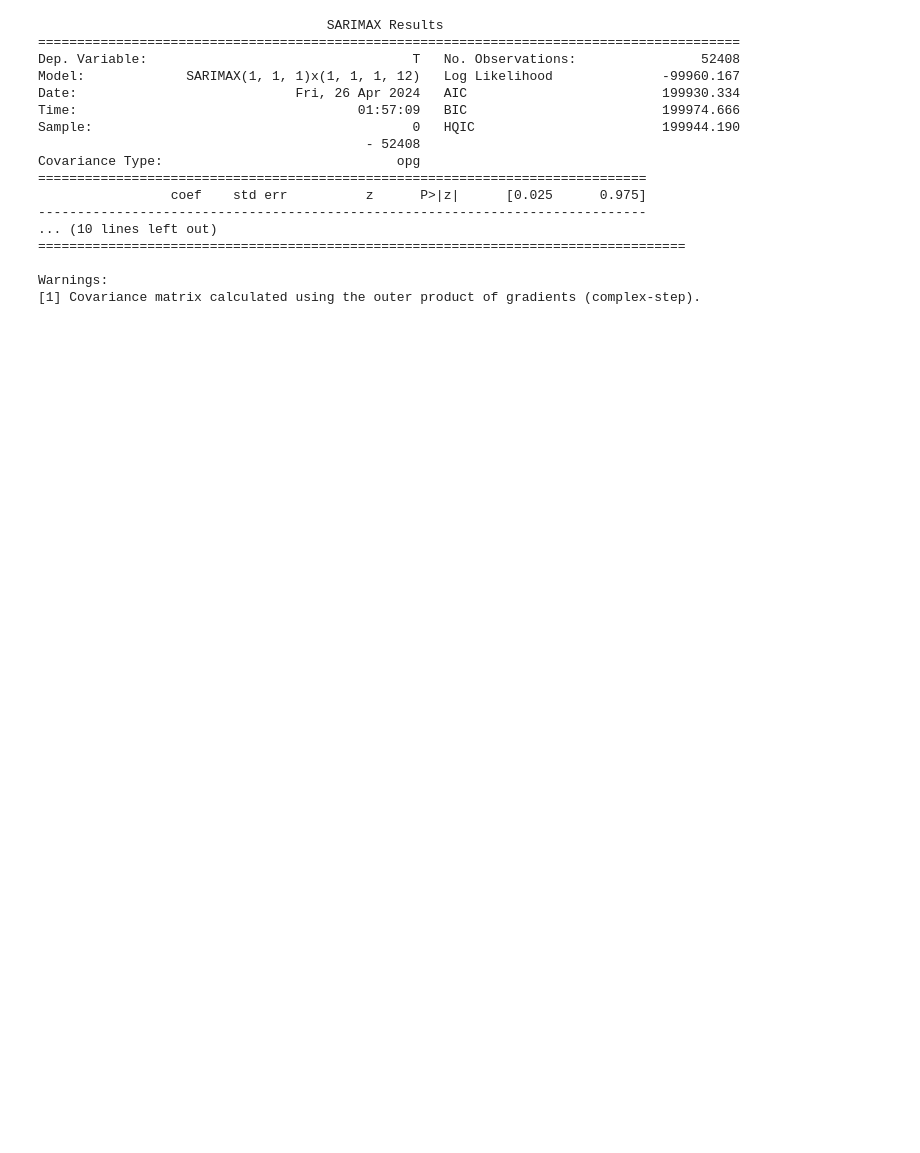
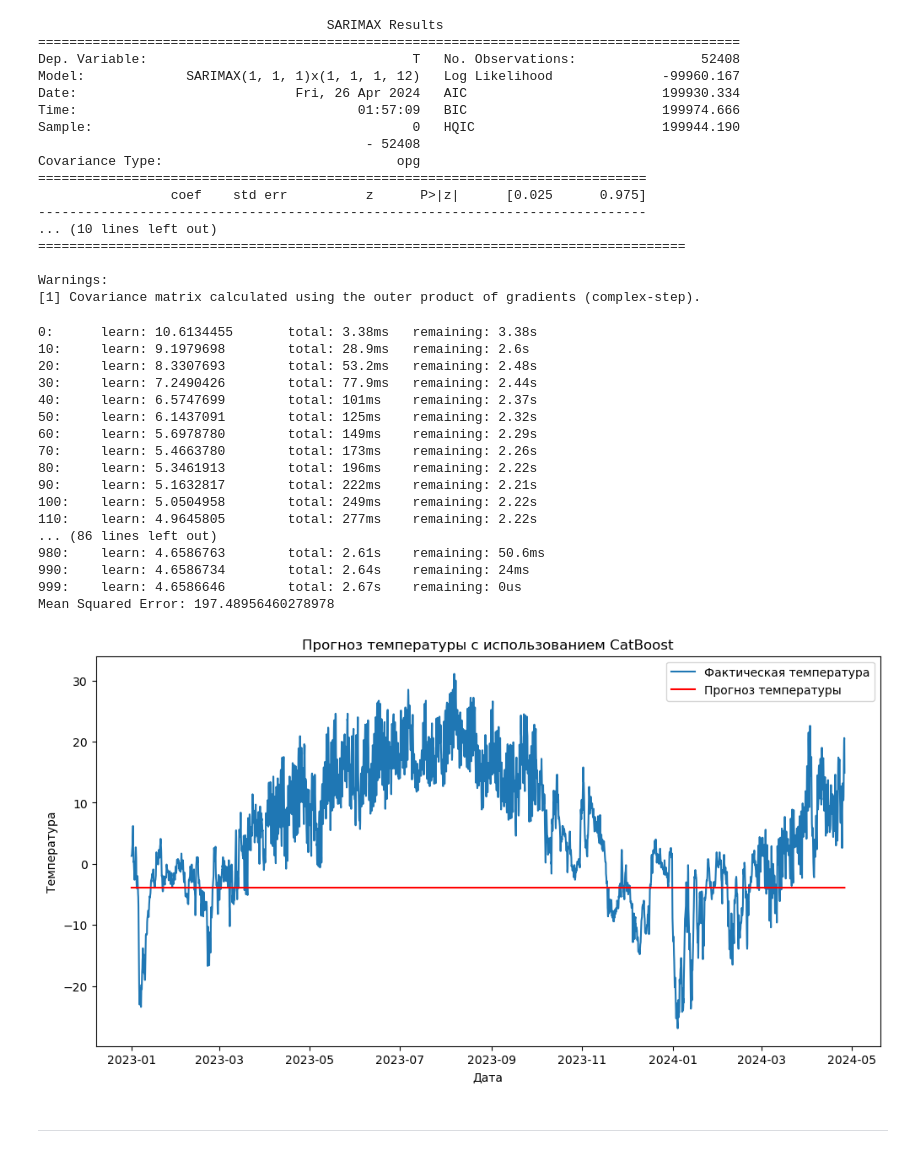
Before and after one commit to PeterOstr/kaggle, a Jupyter notebook: airflow_train1/weather_api_train.ipynb, the cells around one changed output. Drawn from its saved outputs; the diff is of its cells as text; code cells hidden in the pictures; blank space fills up the shorter version.

```diff
--- a/airflow_train1/weather_api_train.ipynb
+++ b/airflow_train1/weather_api_train.ipynb
@@ -338,0 +328,71 @@ f
+# %%
+import pandas as pd
+from catboost import CatBoostRegressor
+from sklearn.metrics import mean_squared_error
+import matplotlib.pyplot as plt
+
+# Load data
+data = pd.read_excel('data/archive.xls')
+
+# Preprocess data
+data['Local time in Moscow'] = pd.to_datetime(data['Local time in Moscow'], format='%d.%m.%Y %H:%M')
+data.set_index('Local time in Moscow', inplace=True)
+data = data.loc[:, ['T']]
+data.dropna(inplace=True)
+data['T'] = data['T'].astype('float16')
+
+# Split data into train and test sets
+train = data.loc[data.index < '2023-01-01']
+test = data.loc[data.index >= '2023-01-01']
+
+# Define CatBoost model parameters
+# model = CatBoostRegressor(iterations=100, learning_rate=0.1, depth=6)
+model = CatBoostRegressor(loss_function='RMSE', depth=3, learning_rate=0.4, iterations=1000,
+                          random_seed=18,
+                          od_type='Iter',
+                          od_wait=20,)
+
+
+# Fit CatBoost model
+model.fit(train.index.values.reshape(-1, 1), train['T'].values, verbose=10)
+
+# Save the trained CatBoost model
+model.save_model('catboost_model')
+
+# Forecast using CatBoost model
+forecast = model.predict(test.index.values.reshape(-1, 1))
+
+# Performance evaluation of the model
+mse = mean_squared_error(test['T'].values, forecast)
+print('Mean Squared Error:', mse)
+
+# Visualization of the results
+plt.figure(figsize=(12, 6))
+plt.plot(test.index, test['T'], label='Фактическая температура')
+plt.plot(test.index, forecast, color='red', label='Прогноз температуры')
+plt.title('Прогноз температуры с использованием CatBoost')
+plt.xlabel('Дата')
+plt.ylabel('Температура')
+plt.legend()
+plt.show()
+# %% [output]
+0:      learn: 10.6134455       total: 3.38ms   remaining: 3.38s
+10:     learn: 9.1979698        total: 28.9ms   remaining: 2.6s
+20:     learn: 8.3307693        total: 53.2ms   remaining: 2.48s
+30:     learn: 7.2490426        total: 77.9ms   remaining: 2.44s
+40:     learn: 6.5747699        total: 101ms    remaining: 2.37s
+50:     learn: 6.1437091        total: 125ms    remaining: 2.32s
+60:     learn: 5.6978780        total: 149ms    remaining: 2.29s
+70:     learn: 5.4663780        total: 173ms    remaining: 2.26s
+80:     learn: 5.3461913        total: 196ms    remaining: 2.22s
+90:     learn: 5.1632817        total: 222ms    remaining: 2.21s
+100:    learn: 5.0504958        total: 249ms    remaining: 2.22s
+110:    learn: 4.9645805        total: 277ms    remaining: 2.22s
+... (86 lines left out)
+980:    learn: 4.6586763        total: 2.61s    remaining: 50.6ms
+990:    learn: 4.6586734        total: 2.64s    remaining: 24ms
+999:    learn: 4.6586646        total: 2.67s    remaining: 0us
+Mean Squared Error: 197.48956460278978
+[figure, added]
+# %% [markdown]
+*********
```
Also changed, not shown: parts of 5 cells of this notebook, 5 other files.
